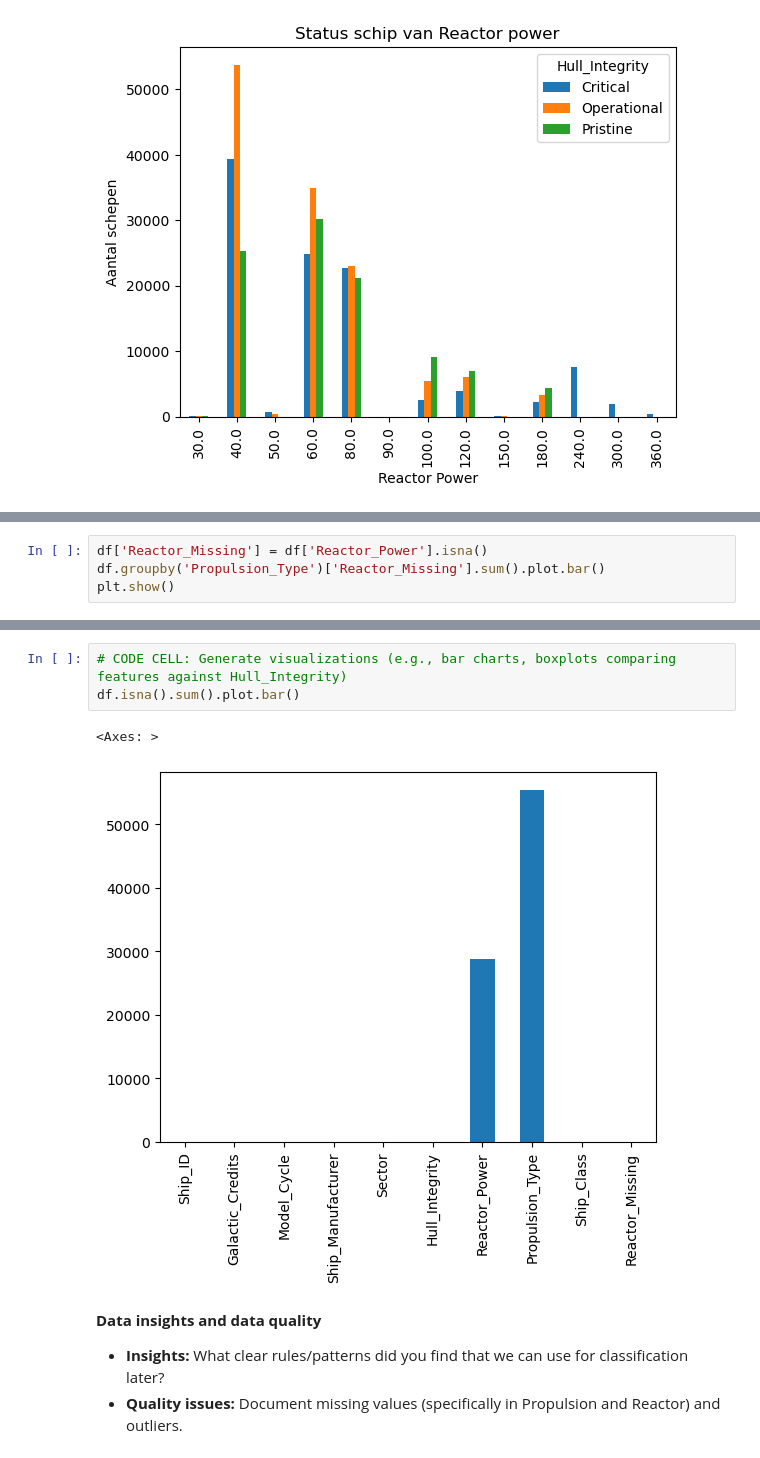
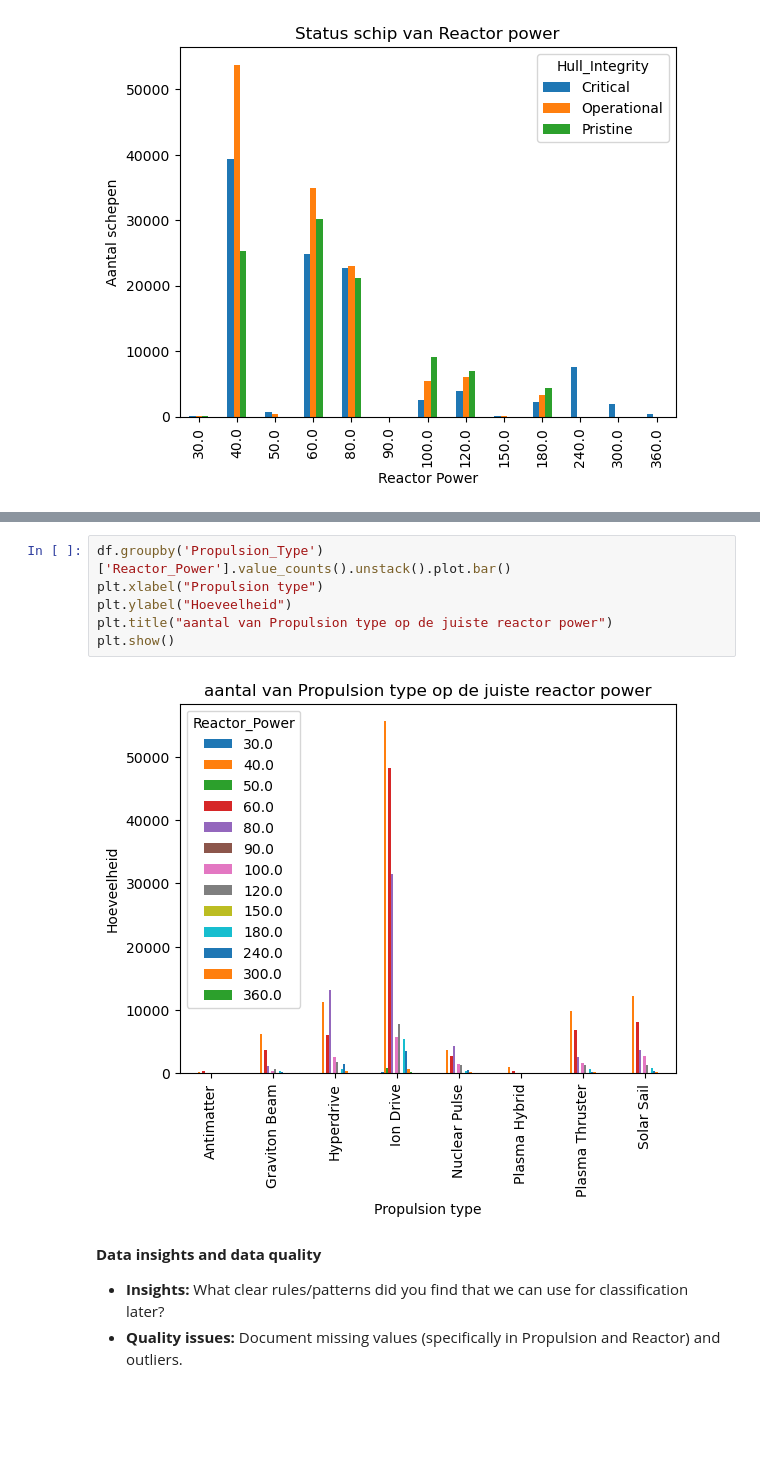
Before and after one commit to Jamie1111/DDD-Databazen-, a Jupyter notebook: assignment_template_it2.ipynb, the cells around one changed output, grey strips where cells are left out. Cells and saved outputs as stored; diff of their text form; blank space fills up the shorter version.

```diff
--- a/assignment_template_it2.ipynb
+++ b/assignment_template_it2.ipynb
@@ -177,4 +164,0 @@ plt.show()
-# %%
-df['Reactor_Missing'] = df['Reactor_Power'].isna()
-df.groupby('Propulsion_Type')['Reactor_Missing'].sum().plot.bar()
-plt.show()
@@ -183,9 +165,11 @@ plt.show()
-# %%
-# CODE CELL: Generate visualizations (e.g., bar charts, boxplots comparing features against Hull_Integrity)
-df.isna().sum().plot.bar()
-# %% [output]
-<Axes: >
-[figure, removed]
+# %%
+df.groupby('Propulsion_Type')['Reactor_Power'].value_counts().unstack().plot.bar()
+plt.xlabel("Propulsion type")
+plt.ylabel("Hoeveelheid")
+plt.title("aantal van Propulsion type op de juiste reactor power")
+plt.show()
+# %% [output]
+[figure, added]
 # %% [markdown]
 **Data insights and data quality**
 * **Insights:** What clear rules/patterns did you find that we can use for classification later?
```
Also changed, not shown: parts of 11 cells of this notebook.
